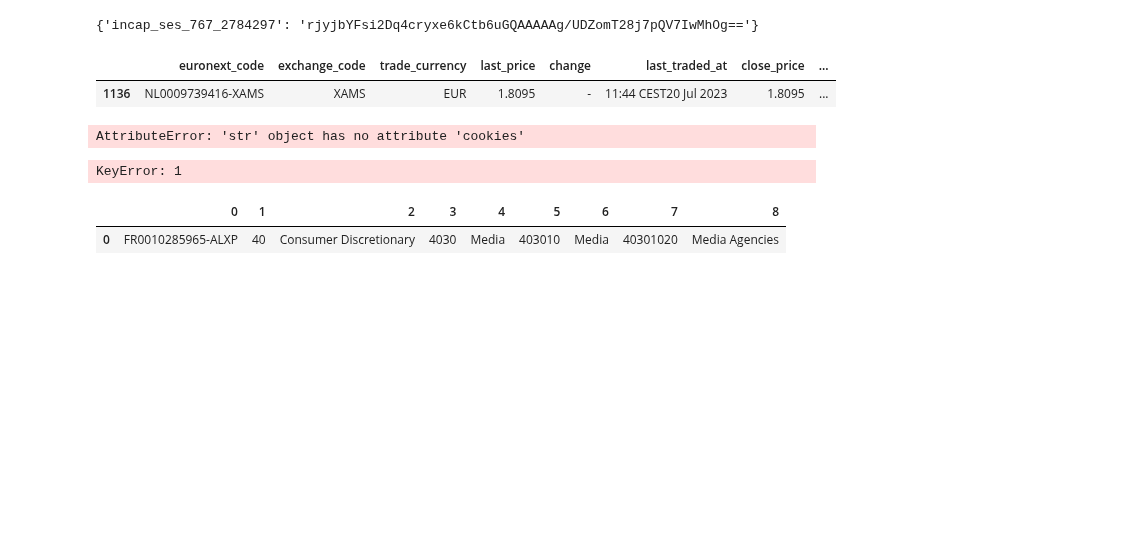
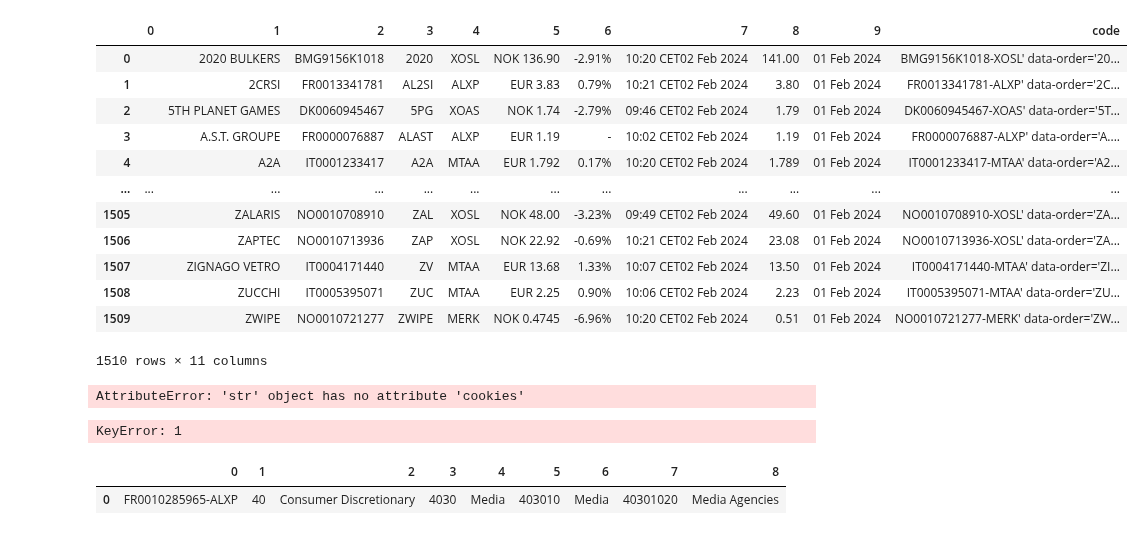
Before and after one commit to alexleethinker/Trading, a Jupyter notebook: notebooks/金融数据爬虫/euronext爬虫.ipynb, the cells around one changed output. Saved outputs shown, nothing was run; the diff lists cells and outputs as text; code cells hidden in the pictures; blank space fills up the shorter version.

```diff
--- a/notebooks/金融数据爬虫/euronext爬虫.ipynb
+++ b/notebooks/金融数据爬虫/euronext爬虫.ipynb
@@ -38,7 +40,7 @@ content = r.text
 df = pd.DataFrame(json.loads(content)['aaData'])
 
 def extract_code(string):
-    string = string.replace("<a href='/en/product/equities/",'').split('/')[0]
+    string = string.replace("<a href='/en/product/equities/",'').split('/')[0].split("' ")[0]
     return string
 
 df['code'] = df[1].apply(extract_code)
@@ -63,16 +65,23 @@ df[['trade_currency','last_price']] = df['last_price'].str.split(' ',expand=True
 df = df[['euronext_code','exchange_code','trade_currency','last_price','change','last_traded_at','close_price','trading_date']]
 # df['exchange_code'] = df['exchange_code'].str.split(',')
 # df = df.explode('exchange_code')
-# %%
-cookies
-# %% [output]
-{'incap_ses_767_2784297': 'rjyjbYFsi2Dq4cryxe6kCtb6uGQAAAAAg/UDZomT28j7pQV7IwMhOg=='}
 # %%
 
-df[df['euronext_code'] == 'NL0009739416-XAMS']
+df
 # %% [output]
-|  | euronext_code | exchange_code | trade_currency | last_price | change | last_traded_at | close_price | ... |
-| 1136 | NL0009739416-XAMS | XAMS | EUR | 1.8095 | - | 11:44 CEST20 Jul 2023 | 1.8095 | ... |
+|  | 0 | 1 | 2 | 3 | 4 | 5 | 6 | 7 | 8 | 9 | code |
+| 0 |  | 2020 BULKERS | BMG9156K1018 | 2020 | XOSL | NOK 136.90 | -2.91% | 10:20 CET02 Feb 2024 | 141.00 | 01 Feb 2024 | BMG9156K1018-XOSL' data-order='20... |
+| 1 |  | 2CRSI | FR0013341781 | AL2SI | ALXP | EUR 3.83 | 0.79% | 10:21 CET02 Feb 2024 | 3.80 | 01 Feb 2024 | FR0013341781-ALXP' data-order='2C... |
+| 2 |  | 5TH PLANET GAMES | DK0060945467 | 5PG | XOAS | NOK 1.74 | -2.79% | 09:46 CET02 Feb 2024 | 1.79 | 01 Feb 2024 | DK0060945467-XOAS' data-order='5T... |
+| 3 |  | A.S.T. GROUPE | FR0000076887 | ALAST | ALXP | EUR 1.19 | - | 10:02 CET02 Feb 2024 | 1.19 | 01 Feb 2024 | FR0000076887-ALXP' data-order='A.... |
+| 4 |  | A2A | IT0001233417 | A2A | MTAA | EUR 1.792 | 0.17% | 10:20 CET02 Feb 2024 | 1.789 | 01 Feb 2024 | IT0001233417-MTAA' data-order='A2... |
+| ... | ... | ... | ... | ... | ... | ... | ... | ... | ... | ... | ... |
+| 1505 |  | ZALARIS | NO0010708910 | ZAL | XOSL | NOK 48.00 | -3.23% | 09:49 CET02 Feb 2024 | 49.60 | 01 Feb 2024 | NO0010708910-XOSL' data-order='ZA... |
+| 1506 |  | ZAPTEC | NO0010713936 | ZAP | XOSL | NOK 22.92 | -0.69% | 10:21 CET02 Feb 2024 | 23.08 | 01 Feb 2024 | NO0010713936-XOSL' data-order='ZA... |
+| 1507 |  | ZIGNAGO VETRO | IT0004171440 | ZV | MTAA | EUR 13.68 | 1.33% | 10:07 CET02 Feb 2024 | 13.50 | 01 Feb 2024 | IT0004171440-MTAA' data-order='ZI... |
+| 1508 |  | ZUCCHI | IT0005395071 | ZUC | MTAA | EUR 2.25 | 0.90% | 10:06 CET02 Feb 2024 | 2.23 | 01 Feb 2024 | IT0005395071-MTAA' data-order='ZU... |
+| 1509 |  | ZWIPE | NO0010721277 | ZWIPE | MERK | NOK 0.4745 | -6.96% | 10:20 CET02 Feb 2024 | 0.51 | 01 Feb 2024 | NO0010721277-MERK' data-order='ZW... |
+1510 rows × 11 columns
 # %%
 r.cookies.get_dict()
 # %% [output]
```
Also changed, not shown: parts of 1 cell of this notebook, 44 other files.
